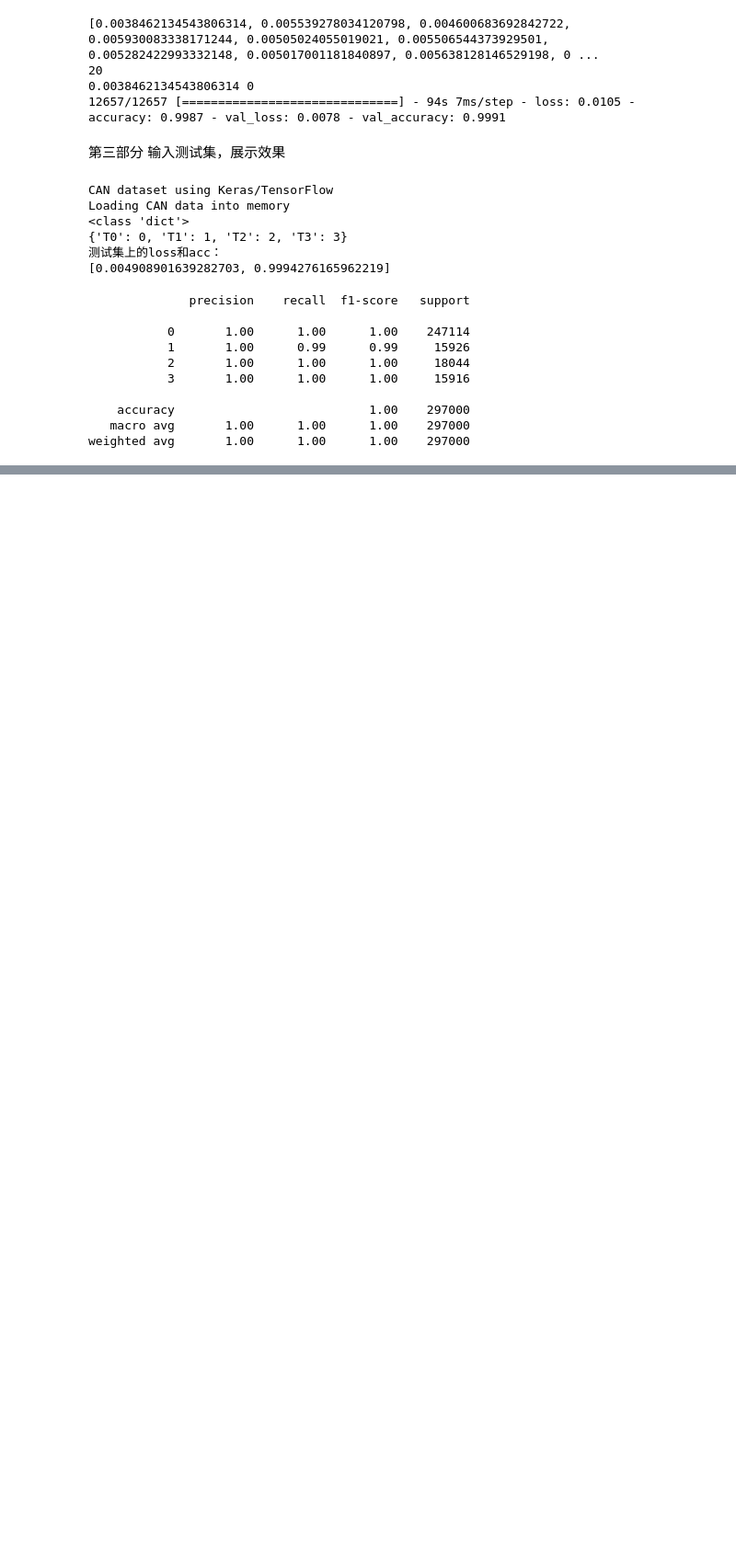
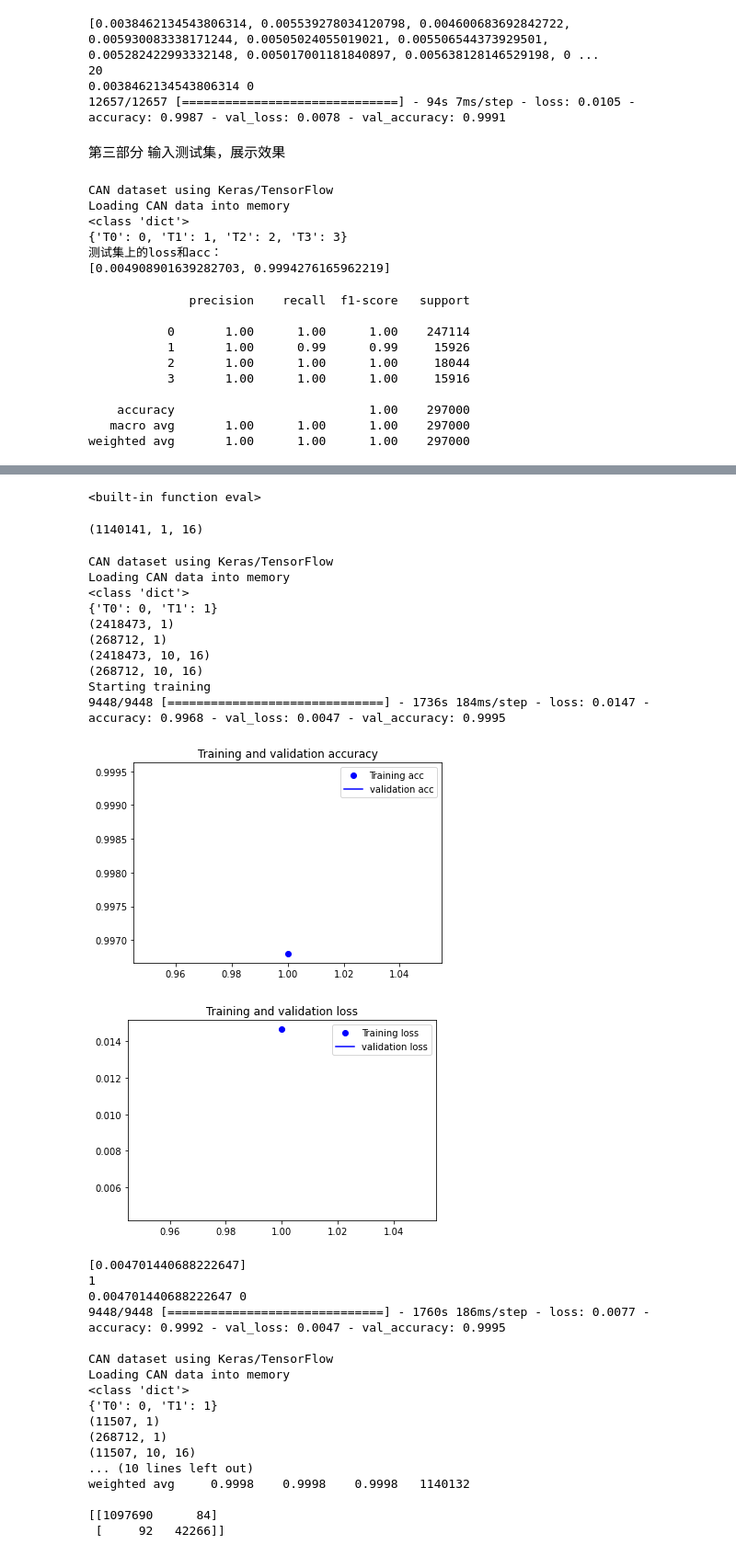
Before and after one commit to JianmingGuo/gateway-IDS, a Jupyter notebook: sourcecode/LSTM/LSTM_final.ipynb, the cells around one changed output, grey strips where cells are left out. Shown at 92% size. Saved outputs shown, nothing was run; the diff lists cells and outputs as text; code cells hidden in the pictures; blank space fills up the shorter version.

```diff
--- a/sourcecode/LSTM/LSTM_final.ipynb
+++ b/sourcecode/LSTM/LSTM_final.ipynb
@@ -475,0 +1331,40 @@ confusion_matrix(test_y.values.argmax(axis=-1), predictions.argmax(axis=-1))
+# %%
+print(eval)
+# %% [output]
+<built-in function eval>
+# %%
+test_x.shape
+# %% [output]
+(1140141, 1, 16)
+# %%
+train_and_test('Fuzzy_train_final.csv','Fuzzy_test_final.csv','Fuzzy_final.h5')
+# %% [output]
+CAN dataset using Keras/TensorFlow
+Loading CAN data into memory
+<class 'dict'>
+{'T0': 0, 'T1': 1}
+(2418473, 1)
+(268712, 1)
+(2418473, 10, 16)
+(268712, 10, 16)
+Starting training
+9448/9448 [==============================] - 1736s 184ms/step - loss: 0.0147 - accuracy: 0.9968 - val_loss: 0.0047 - val_accuracy: 0.9995
+[figure, added]
+[figure, added]
+[0.004701440688222647]
+1
+0.004701440688222647 0
+9448/9448 [==============================] - 1760s 186ms/step - loss: 0.0077 - accuracy: 0.9992 - val_loss: 0.0047 - val_accuracy: 0.9995
+
+CAN dataset using Keras/TensorFlow
+Loading CAN data into memory
+<class 'dict'>
+{'T0': 0, 'T1': 1}
+(11507, 1)
+(268712, 1)
+(11507, 10, 16)
+... (10 lines left out)
+weighted avg     0.9998    0.9998    0.9998   1140132
+
+[[1097690      84]
+ [     92   42266]]
```
Also changed, not shown: parts of 33 cells of this notebook, 4 other files.
